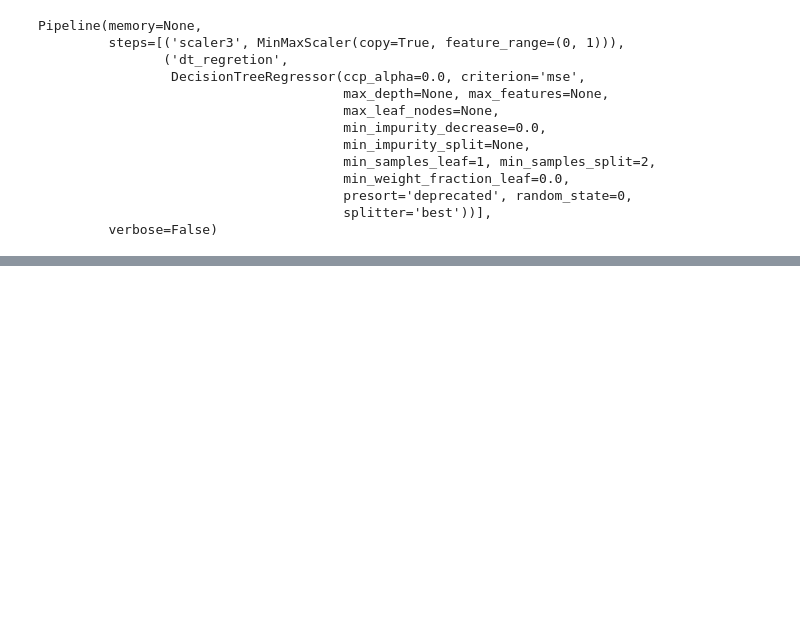
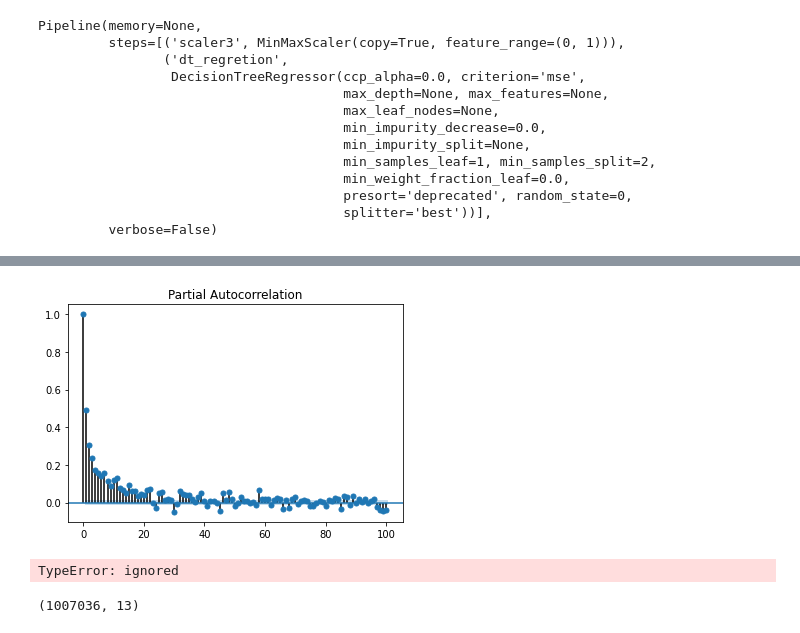
Before and after one commit to sabaagizew/10Acadamey_week-3, a Jupyter notebook: week3_sales_pridict_prophet_Task_2.ipynb, the cells around one changed output, grey strips where cells are left out. Cells and saved outputs as stored; diff of their text form; code cells hidden in the pictures; blank space fills up the shorter version.

```diff
--- a/week3_sales_pridict_prophet_Task_2.ipynb
+++ b/week3_sales_pridict_prophet_Task_2.ipynb
@@ -880,0 +856,29 @@ AttributeError: ignored
+# %%
+plot_pacf(sales[:20000], lags=100)
+plt.show()
+# %% [output]
+[figure, added]
+# %%
+# Scale Data
+
+y = train_file[['Sales']].values
+X = train_file.drop('Sales', axis = 1).values
+
+
+sc_x = StandardScaler()
+sc_y = StandardScaler()
+
+X = sc_x.fit_transform(X)
+y = sc_y.fit_transform(y)
+
+X = np.reshape(X, (1017209, 18, 1))
+X.shape, y.shape
+# %% [output]
+TypeError: ignored
+# %%
+#Train Test Split
+ind = int(len(X)*99/100)
+X_train, X_test, y_train, y_test = X[:ind], X[ind:], y[:ind], y[ind:]
+X_train.shape
+# %% [output]
+(1007036, 13)
```
Also changed, not shown: parts of 38 cells of this notebook.
